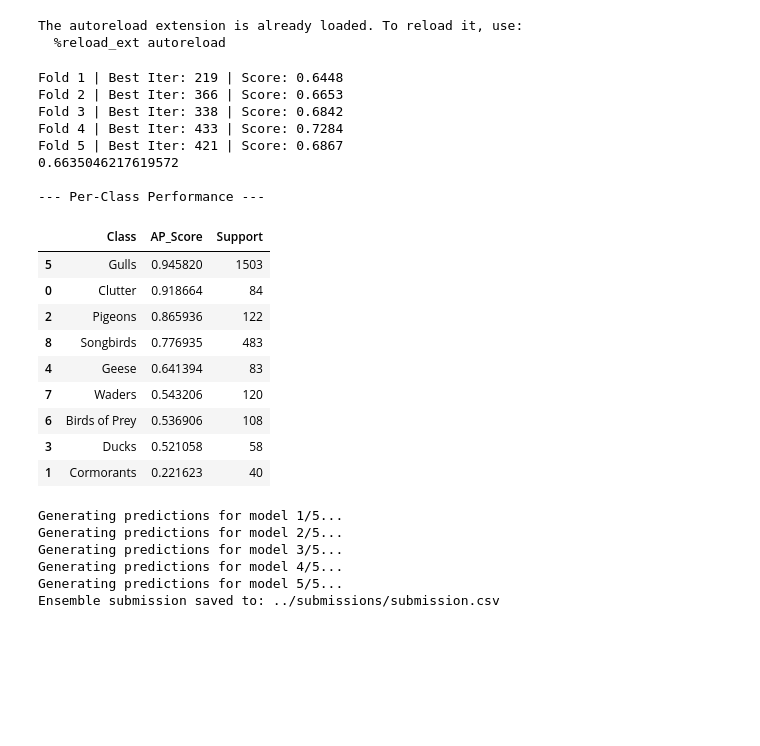
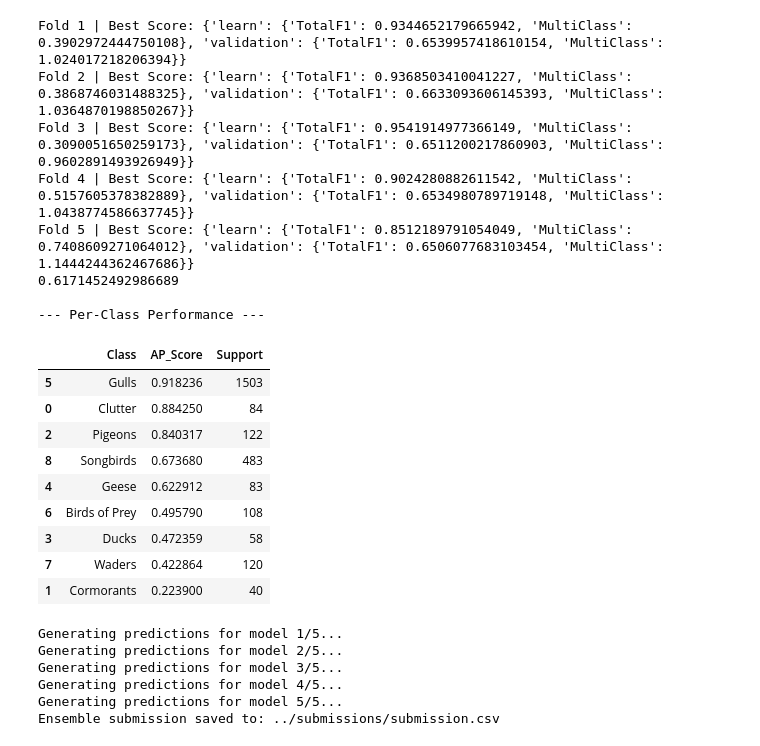
Before and after one commit to Arkantanti/AICup, a Jupyter notebook: training/experiment_hub.ipynb, the cells around one changed output. Cells and saved outputs as stored; diff of their text form; code cells hidden in the pictures; blank space fills up the shorter version.

```diff
--- a/training/experiment_hub.ipynb
+++ b/training/experiment_hub.ipynb
@@ -11,49 +11,14 @@ import pandas as pd
 DATA_PATH = '../data/train.csv'
 CLASS_NAMES = ["Clutter", "Cormorants", "Pigeons", "Ducks", "Geese", "Gulls", "Birds of Prey", "Waders", "Songbirds"]
 
-features_config = {
-    'airspeed': True,
-    'min_z': True,
-    'max_z': True,
-
-    'size_Small bird': True,
-    'size_Large bird': True,
-    'size_Flock': True,
-    'size_Medium bird': True,
-    'size_encoding':'one_hot',
-
-    'duration': True,
-    'hour_sin': True,
-    'hour_cos': False,
-
-    'avg_rcs': True,
-    'std_rcs': False,
-    'min_rcs': True,
-    'max_rcs': False,
-
-    'avg_lat': True,
-    'avg_lon': True,
-
-    'height_fluctuation': False,
-    'latitude_fluctuation': True,
-    'longitude_fluctuation': True,
-    'height_fluctuation_scaled': True,
-    'longitude_fluctuation_scaled': True,
-    'latitude_fluctuation_scaled': True,
-
-    'local_2d_circularity_max': False,
-    'local_3d_circularity_mean': True,
-}
-transform_config = {}
+from feature_config import features_config
 
 df = pd.read_csv(DATA_PATH)
 transformed = df_transform_experimental(df, features_config, True)
 X, y, features = prepare_for_training(transformed, features_config)
-# %% [output]
-The autoreload extension is already loaded. To reload it, use:
-  %reload_ext autoreload
 # %%
-from training import run_cv_training
+from training import run_cv_training_xgboost
+from training import run_cv_training_cat
 from custom_scoring import calculate_macro_ap
 
 params = {
@@ -62,49 +27,50 @@ params = {
             'max_depth': 6,
             'objective': 'multi:softprob',
             'num_class': len(CLASS_NAMES),
             'tree_method': 'hist',
             'early_stopping_rounds': 50,
             'random_state': 42,
             'use_weights': True,
         }
 
 config = {
     'params':params,
     'feature_version':features,
 }
 
 wandb.init(project="AICup", config=config)
-models, oof_preds= run_cv_training(X, y, class_names=CLASS_NAMES, params=params)
+#models, oof_preds= run_cv_training_xgboost(X, y, class_names=CLASS_NAMES, params=params)
+models, oof_preds= run_cv_training_cat(X, y, class_names=CLASS_NAMES)
 final_score, detailed_scores = calculate_macro_ap(y, oof_preds, CLASS_NAMES)
 wandb.log({"mean_macro_ap": final_score})
 wandb.log({"detailed_scores": detailed_scores})
 wandb.finish()
 
 print(final_score)
 
 
 from result_analysis import debug_per_class_scores, plot_cumulative_importance
 
 debug_per_class_scores(y, oof_preds)
 # %% [output]
-Fold 1 | Best Iter: 219 | Score: 0.6448
-Fold 2 | Best Iter: 366 | Score: 0.6653
-Fold 3 | Best Iter: 338 | Score: 0.6842
-Fold 4 | Best Iter: 433 | Score: 0.7284
-Fold 5 | Best Iter: 421 | Score: 0.6867
-0.6635046217619572
+Fold 1 | Best Score: {'learn': {'TotalF1': 0.9344652179665942, 'MultiClass': 0.3902972444750108}, 'validation': {'TotalF1': 0.6539957418610154, 'MultiClass': 1.024017218206394}}
+Fold 2 | Best Score: {'learn': {'TotalF1': 0.9368503410041227, 'MultiClass': 0.3868746031488325}, 'validation': {'TotalF1': 0.6633093606145393, 'MultiClass': 1.0364870198850267}}
+Fold 3 | Best Score: {'learn': {'TotalF1': 0.9541914977366149, 'MultiClass': 0.3090051650259173}, 'validation': {'TotalF1': 0.6511200217860903, 'MultiClass': 0.9602891493926949}}
+Fold 4 | Best Score: {'learn': {'TotalF1': 0.9024280882611542, 'MultiClass': 0.5157605378382889}, 'validation': {'TotalF1': 0.6534980789719148, 'MultiClass': 1.0438774586637745}}
+Fold 5 | Best Score: {'learn': {'TotalF1': 0.8512189791054049, 'MultiClass': 0.7408609271064012}, 'validation': {'TotalF1': 0.6506077683103454, 'MultiClass': 1.1444244362467686}}
+0.6171452492986689
 
 --- Per-Class Performance ---
 |  | Class | AP_Score | Support |
-| 5 | Gulls | 0.945820 | 1503 |
-| 0 | Clutter | 0.918664 | 84 |
-| 2 | Pigeons | 0.865936 | 122 |
-| 8 | Songbirds | 0.776935 | 483 |
-| 4 | Geese | 0.641394 | 83 |
-| 7 | Waders | 0.543206 | 120 |
-| 6 | Birds of Prey | 0.536906 | 108 |
-| 3 | Ducks | 0.521058 | 58 |
-| 1 | Cormorants | 0.221623 | 40 |
+| 5 | Gulls | 0.918236 | 1503 |
+| 0 | Clutter | 0.884250 | 84 |
+| 2 | Pigeons | 0.840317 | 122 |
+| 8 | Songbirds | 0.673680 | 483 |
+| 4 | Geese | 0.622912 | 83 |
+| 6 | Birds of Prey | 0.495790 | 108 |
+| 3 | Ducks | 0.472359 | 58 |
+| 7 | Waders | 0.422864 | 120 |
+| 1 | Cormorants | 0.223900 | 40 |
 # %%
 from kaggle_prediction import generate_ensemble_submission
 
```
Also changed, not shown: parts of 3 cells of this notebook, 10 other files.
